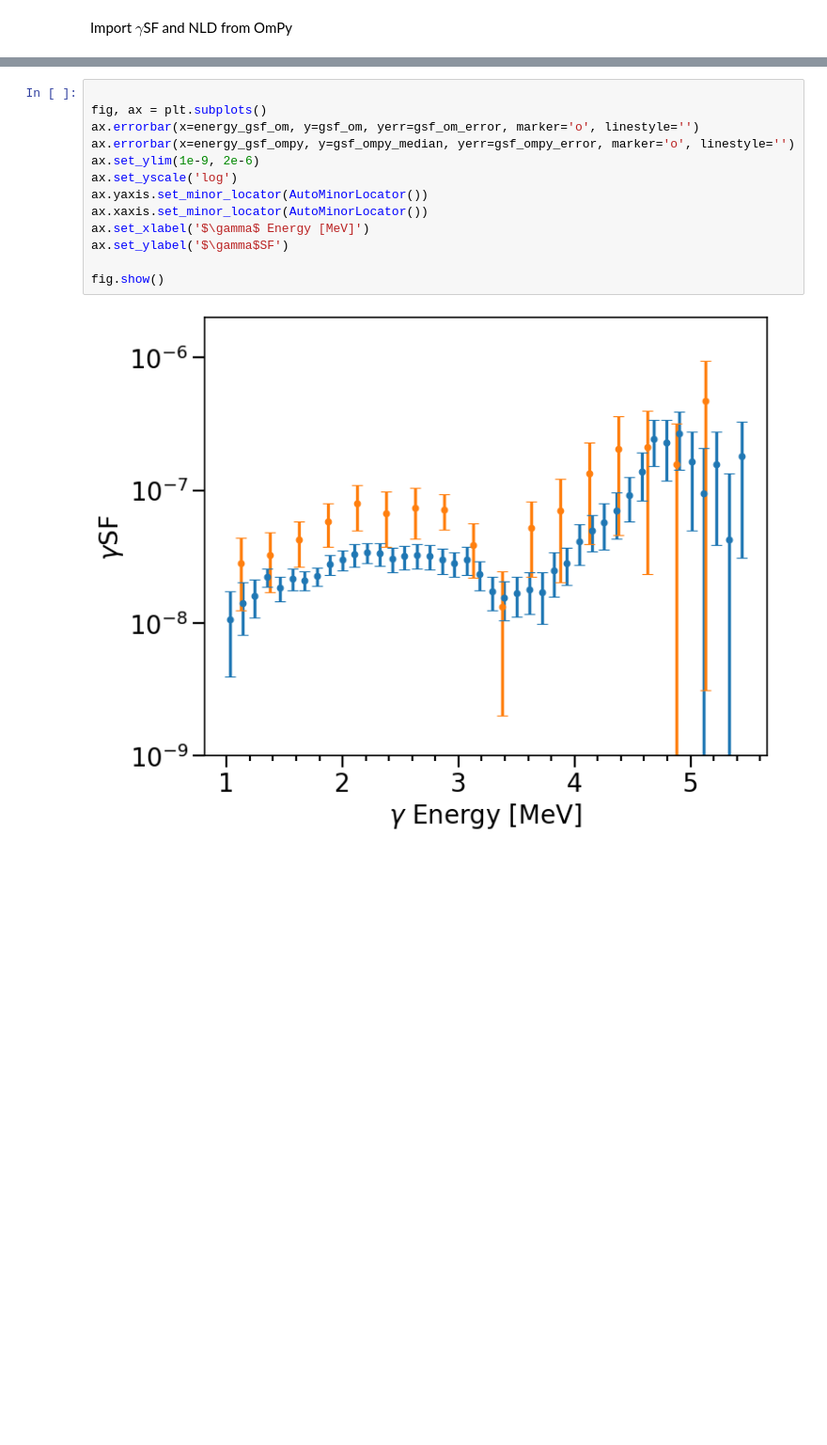
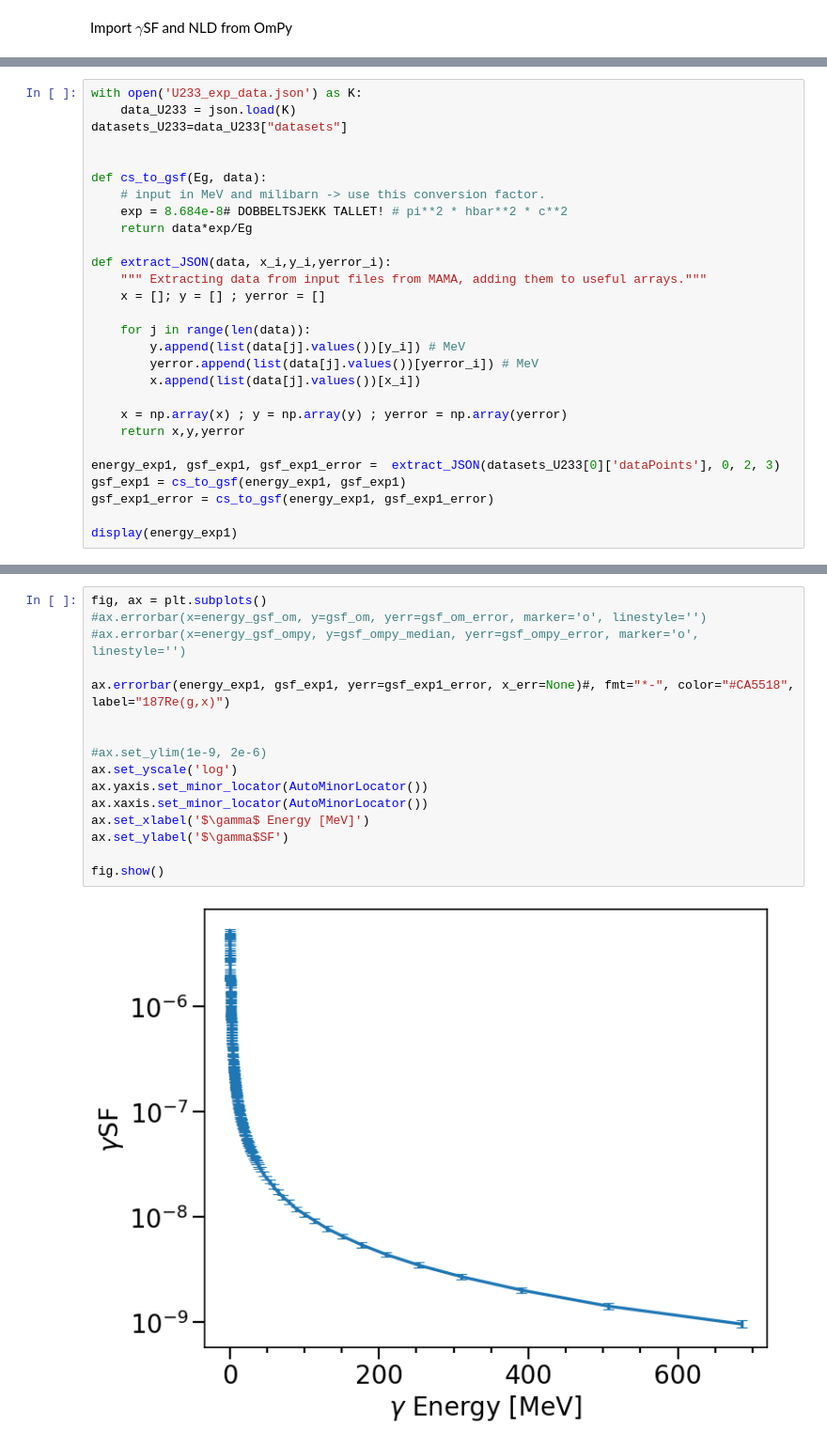
Before and after one commit to tellefs/MasterThesis, a Jupyter notebook: plotting/analysis_plots.ipynb, the cells around one changed output, grey strips where cells are left out. Shown at 94% size. Saved outputs shown, nothing was run; the diff lists cells and outputs as text; blank space fills up the shorter version.

Commit message:
changes in analysis plot notebook

```diff
--- a/plotting/analysis_plots.ipynb
+++ b/plotting/analysis_plots.ipynb
@@ -122,0 +105,28 @@ dtype: float64
+# %%
+with open('U233_exp_data.json') as K:
+    data_U233 = json.load(K)
+datasets_U233=data_U233["datasets"]
+
+
+def cs_to_gsf(Eg, data):
+    # input in MeV and milibarn -> use this conversion factor.
+    exp = 8.684e-8# DOBBELTSJEKK TALLET! # pi**2 * hbar**2 * c**2
+    return data*exp/Eg
+
+def extract_JSON(data, x_i,y_i,yerror_i):
+    """ Extracting data from input files from MAMA, adding them to useful arrays."""
+    x = []; y = [] ; yerror = []
+
+    for j in range(len(data)):
+        y.append(list(data[j].values())[y_i]) # MeV
+        yerror.append(list(data[j].values())[yerror_i]) # MeV
+        x.append(list(data[j].values())[x_i])
+
+    x = np.array(x) ; y = np.array(y) ; yerror = np.array(yerror)
+    return x,y,yerror
+
+energy_exp1, gsf_exp1, gsf_exp1_error =  extract_JSON(datasets_U233[0]['dataPoints'], 0, 2, 3)
+gsf_exp1 = cs_to_gsf(energy_exp1, gsf_exp1)
+gsf_exp1_error = cs_to_gsf(energy_exp1, gsf_exp1_error)
+
+display(energy_exp1)
@@ -123,18 +135,21 @@ dtype: float64
 # %%
+fig, ax = plt.subplots()
+#ax.errorbar(x=energy_gsf_om, y=gsf_om, yerr=gsf_om_error, marker='o', linestyle='')
+#ax.errorbar(x=energy_gsf_ompy, y=gsf_ompy_median, yerr=gsf_ompy_error, marker='o', linestyle='')
 
-fig, ax = plt.subplots()
-ax.errorbar(x=energy_gsf_om, y=gsf_om, yerr=gsf_om_error, marker='o', linestyle='')
-ax.errorbar(x=energy_gsf_ompy, y=gsf_ompy_median, yerr=gsf_ompy_error, marker='o', linestyle='')
-ax.set_ylim(1e-9, 2e-6)
+ax.errorbar(energy_exp1, gsf_exp1, yerr=gsf_exp1_error, x_err=None)#, fmt="*-", color="#CA5518", label="187Re(g,x)")
+
+
+#ax.set_ylim(1e-9, 2e-6)
 ax.set_yscale('log')
 ax.yaxis.set_minor_locator(AutoMinorLocator())
 ax.xaxis.set_minor_locator(AutoMinorLocator())
 ax.set_xlabel('$\gamma$ Energy [MeV]')
 ax.set_ylabel('$\gamma$SF')
 
 fig.show()
 # %% [output]
-[figure, old version]
+[figure, new version]
 # %%
 
 
```
Also changed, not shown: parts of 7 cells of this notebook.
